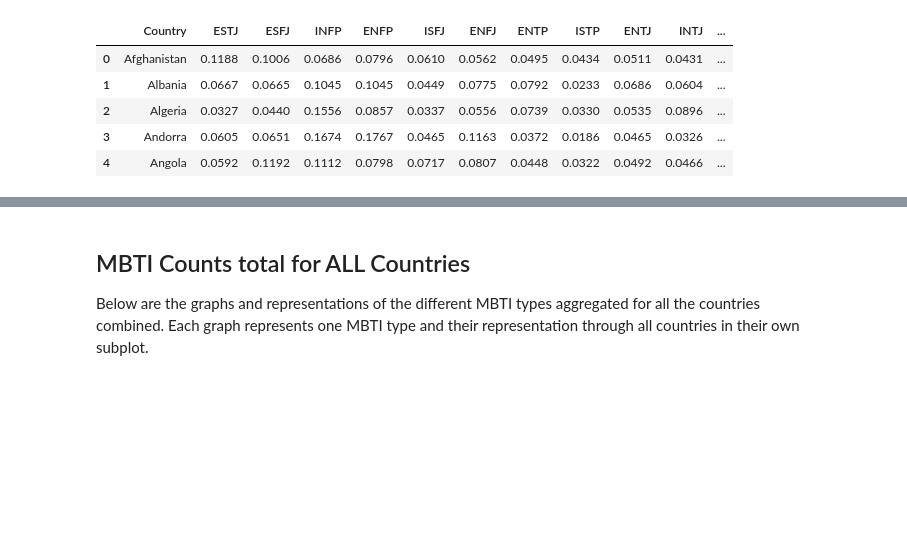
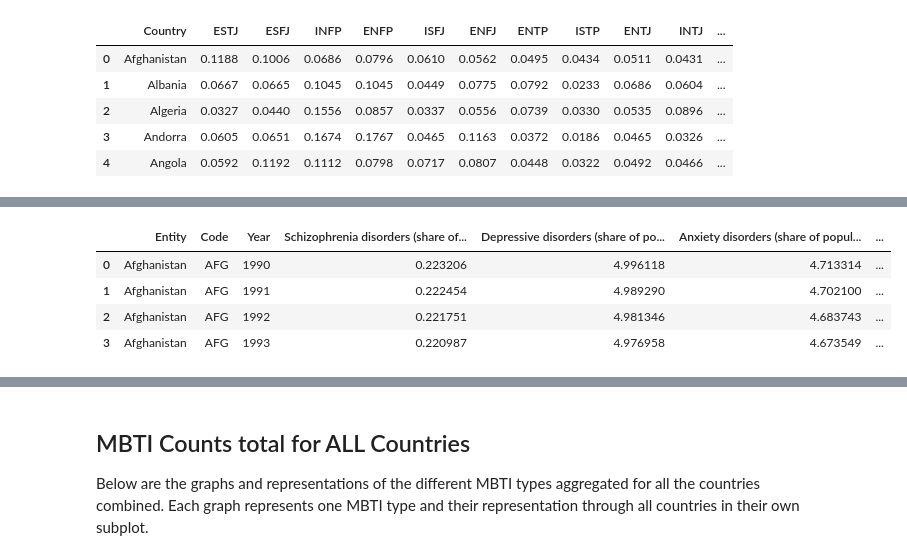
Before and after one commit to BellaIngenue/TypologyAndMentalHealth, a Jupyter notebook: SienaRivera-PersonalProject.ipynb, the cells around one changed output, grey strips where cells are left out. Drawn from its saved outputs; the diff is of its cells as text; code cells hidden in the pictures; blank space fills up the shorter version.

Commit message:
Mental Health Disorder by Country

```diff
--- a/SienaRivera-PersonalProject.ipynb
+++ b/SienaRivera-PersonalProject.ipynb
@@ -152,0 +159,11 @@ mbti_country_total.head(5)
+# %%
+#importing data
+mental_disorders = ['./datasets/MentalHealth-2023/mental-illnesses-prevalence.csv']
+df_mental = pd.read_csv('./datasets/MentalHealth-2023/mental-illnesses-prevalence.csv')
+df_mental.head(4)
+# %% [output]
+|  | Entity | Code | Year | Schizophrenia disorders (share of... | Depressive disorders (share of po... | Anxiety disorders (share of popul... | ... |
+| 0 | Afghanistan | AFG | 1990 | 0.223206 | 4.996118 | 4.713314 | ... |
+| 1 | Afghanistan | AFG | 1991 | 0.222454 | 4.989290 | 4.702100 | ... |
+| 2 | Afghanistan | AFG | 1992 | 0.221751 | 4.981346 | 4.683743 | ... |
+| 3 | Afghanistan | AFG | 1993 | 0.220987 | 4.976958 | 4.673549 | ... |
```
Also changed, not shown: parts of 14 cells of this notebook, 3 other files.
